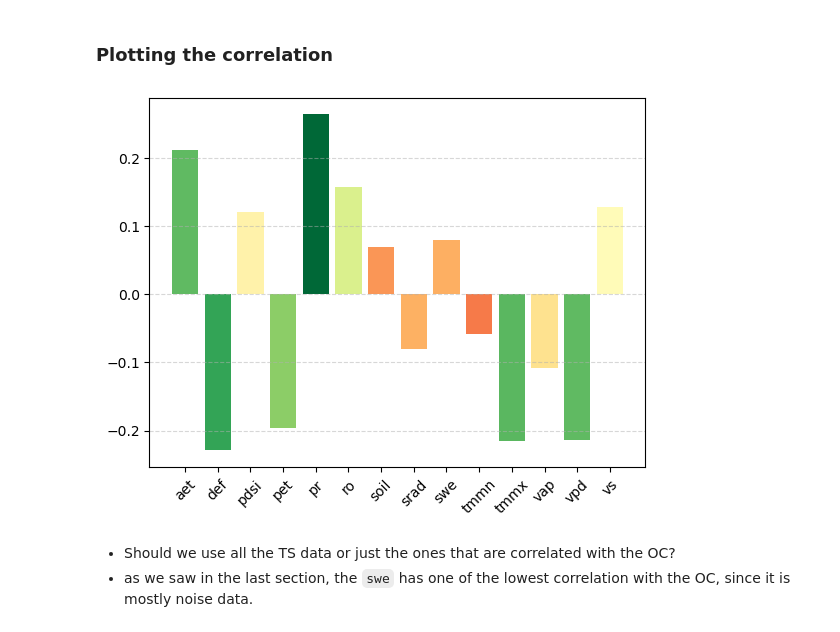
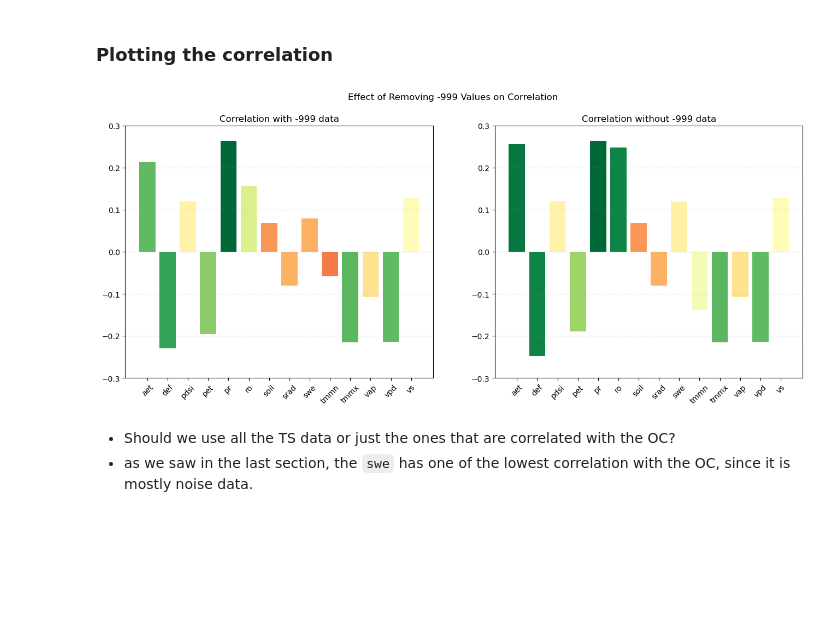
Before and after one commit to moienr/SoilNet, a Jupyter notebook: dataset/Climate/climate_data_analysis.ipynb, the cells around one changed output. Cells and saved outputs as stored; diff of their text form; code cells hidden in the pictures; blank space fills up the shorter version.

Commit message:
added min and max data correlation

```diff
--- a/dataset/Climate/climate_data_analysis.ipynb
+++ b/dataset/Climate/climate_data_analysis.ipynb
@@ -130,5 +132,5 @@ plt.show()
 # %%
-corr_dict = {}
+corr_dict_w_999 = {}
 print("Correlation: ")
 for csv_file in csv_files:
     df = pd.read_csv(csv_file)
@@ -136,7 +138,7 @@ for csv_file in csv_files:
     df['ts_mean'] = df_ts.mean(axis=1)
     correlation = df['OC'].corr(df['ts_mean'])
     print(f"{csv_file.split('_')[1]} and OC: {correlation:.2f}")
-    corr_dict[csv_file.split('_')[1]] = correlation
+    corr_dict_w_999[csv_file.split('_')[1]] = correlation
 # %% [output]
 Correlation:
 aet and OC: 0.21
@@ -153,3 +155,15 @@ tmmx and OC: -0.22
 vap and OC: -0.11
 vpd and OC: -0.21
 vs and OC: 0.13
+# %%
+# Creating Correlation Dcitionary without -999 values
+corr_dict_wo_999 = {}
+print("Correlation: ")
+for csv_file in csv_files:
+    df = pd.read_csv(csv_file)
+    df_ts = df.iloc[:, 1:13]
+    df_ts.replace(-999, np.nan, inplace=True) # convering -999 to NaN
+    df['ts_mean'] = df_ts.mean(axis=1, skipna=True) # calculating mean ignoring NaN
+    correlation = df['OC'].corr(df['ts_mean'])
+    print(f"{csv_file.split('_')[1]} and OC: {correlation:.2f}")
+    corr_dict_wo_999[csv_file.split('_')[1]] = correlation
@@ -156,32 +186,40 @@ vs and OC: 0.13
 # %% [markdown]
 ### Plotting the correlation
-# %%
-d = corr_dict
-# Convert the dictionary to a list of tuples
-data = list(d.items())
-
-# Split the list into two separate lists of keys and values
-labels, values = zip(*data)
-
-# Define a colormap based on the absolute values of the bars
-norm = plt.Normalize(0, max(values))
-colors = plt.cm.RdYlGn(norm(np.abs(values)))
-
-# Create a bar plot
-fig, ax = plt.subplots()
-ax.bar(labels, values, color=colors)
-
-#ax.set_ylim([-1, 1])
-# Rotate the x-axis labels by 45 degrees
-plt.xticks(rotation=45)
-
-# Add a grid
-ax.grid(True, axis='y', linestyle='--', alpha=0.5, which='both')
-
-# Show the plot
-plt.show()
-# %% [output]
-[figure, removed]
+# %%
+# Create the first plot
+fig, (ax1, ax2) = plt.subplots(1, 2, figsize=(16,6))
+
+# Plot the first bar plot
+d1 = corr_dict_w_999
+data1 = list(d1.items())
+labels1, values1 = zip(*data1)
+norm1 = plt.Normalize(0, max(values1))
+colors1 = plt.cm.RdYlGn(norm1(np.abs(values1)))
+ax1.bar(labels1, values1, color=colors1)
+ax1.set_ylim([-0.3, 0.3])
+ax1.set_xticklabels(labels1, rotation=45)
+ax1.set_title('Correlation with -999 data')
+ax1.grid(True, axis='y', linestyle='--', alpha=0.5, which='both')
+
+# Plot the second bar plot
+d2 = corr_dict_wo_999
+data2 = list(d2.items())
+labels2, values2 = zip(*data2)
+norm2 = plt.Normalize(0, max(values2))
+colors2 = plt.cm.RdYlGn(norm2(np.abs(values2)))
+ax2.bar(labels2, values2, color=colors2)
+ax2.set_ylim([-0.3, 0.3])
+ax2.set_xticklabels(labels2, rotation=45)
+ax2.set_title('Correlation without -999 data')
+ax2.grid(True, axis='y', linestyle='--', alpha=0.5, which='both')
+
+# Set the overall plot title
+plt.suptitle('Effect of Removing -999 Values on Correlation')
+
+# Show the plot
+plt.show()
+# %% [output]
+[figure, added]
 # %% [markdown]
 - Should we use all the TS data or just the ones that are correlated with the OC?
 - as we saw in the last section, the `swe` has one of the lowest correlation with the OC, since it is mostly noise data.
```
Also changed, not shown: parts of 14 cells of this notebook.
